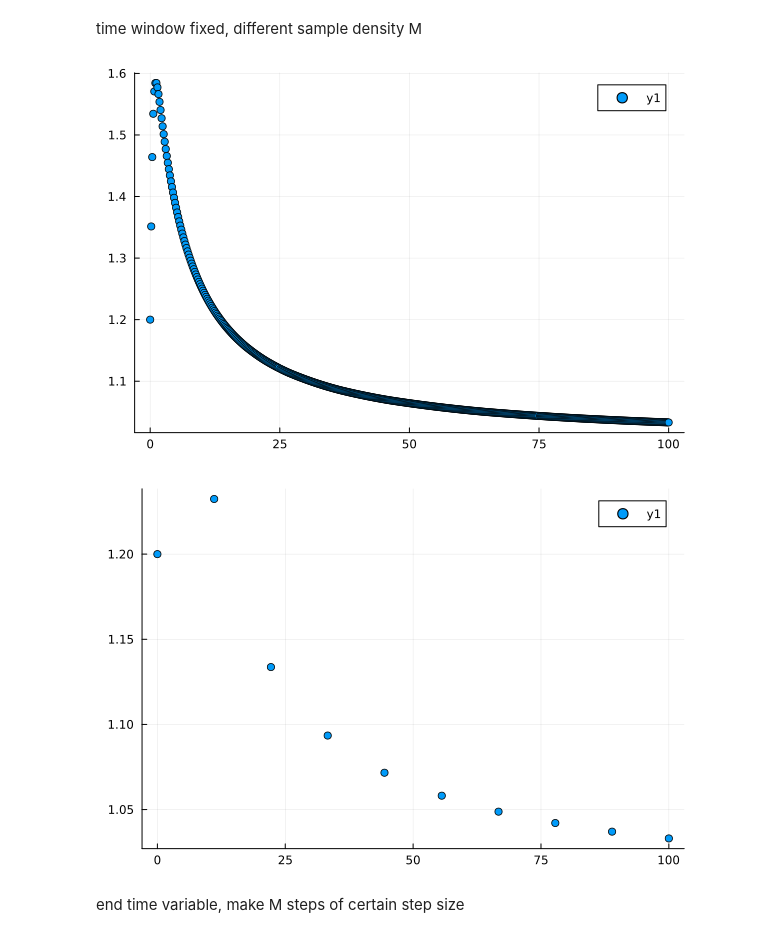
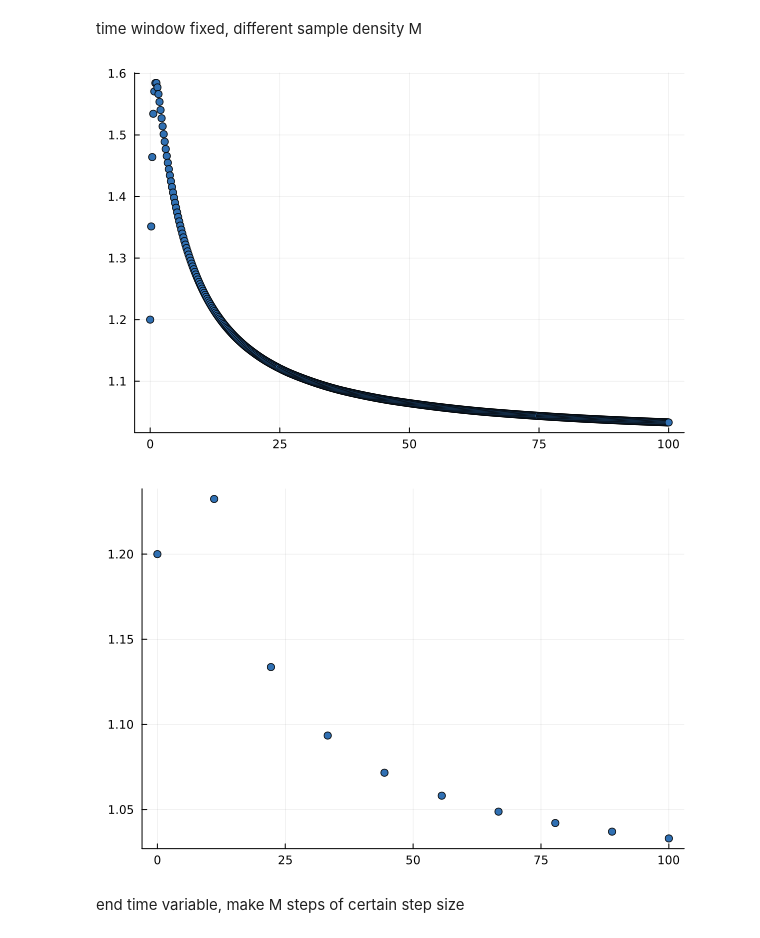
Before and after one commit to lisab00/ma-code, a Jupyter notebook: notebooks/playground/model_sim.ipynb, the cells around one changed output. Drawn from its saved outputs; the diff is of its cells as text; code cells hidden in the pictures.

```diff
--- a/notebooks/playground/model_sim.ipynb
+++ b/notebooks/playground/model_sim.ipynb
@@ -64,17 +64,17 @@ time window fixed, different sample density M
 # %%
 M = 500
 hprm = Src.Hyperprm(0.95, 1.2,0.9,0.45,M,0.0)
 sol = Src.sol_klausmeier(hprm, t_fixed=true, t_end=100.0)
-scatter(sol[!,"time"], sol[!,"n"])
+scatter(sol[!,"time"], sol[!,"n"],label="", color="#3070B3")
 # %% [output]
-[figure, old version]
+[figure, new version]
 # %%
 M = 10
 hprm = Src.Hyperprm(0.95, 1.2,0.9,0.45,M,0.0)
 sol = Src.sol_klausmeier(hprm, t_fixed=true, t_end=100.0)
-scatter(sol[!,"time"], sol[!,"n"])
+scatter(sol[!,"time"], sol[!,"n"], label="", color="#3070B3")
 # %% [output]
-[figure, old version]
+[figure, new version]
 # %% [markdown]
 end time variable, make M steps of certain step size
 # %%
```
Also changed, not shown: parts of 3 cells of this notebook.
